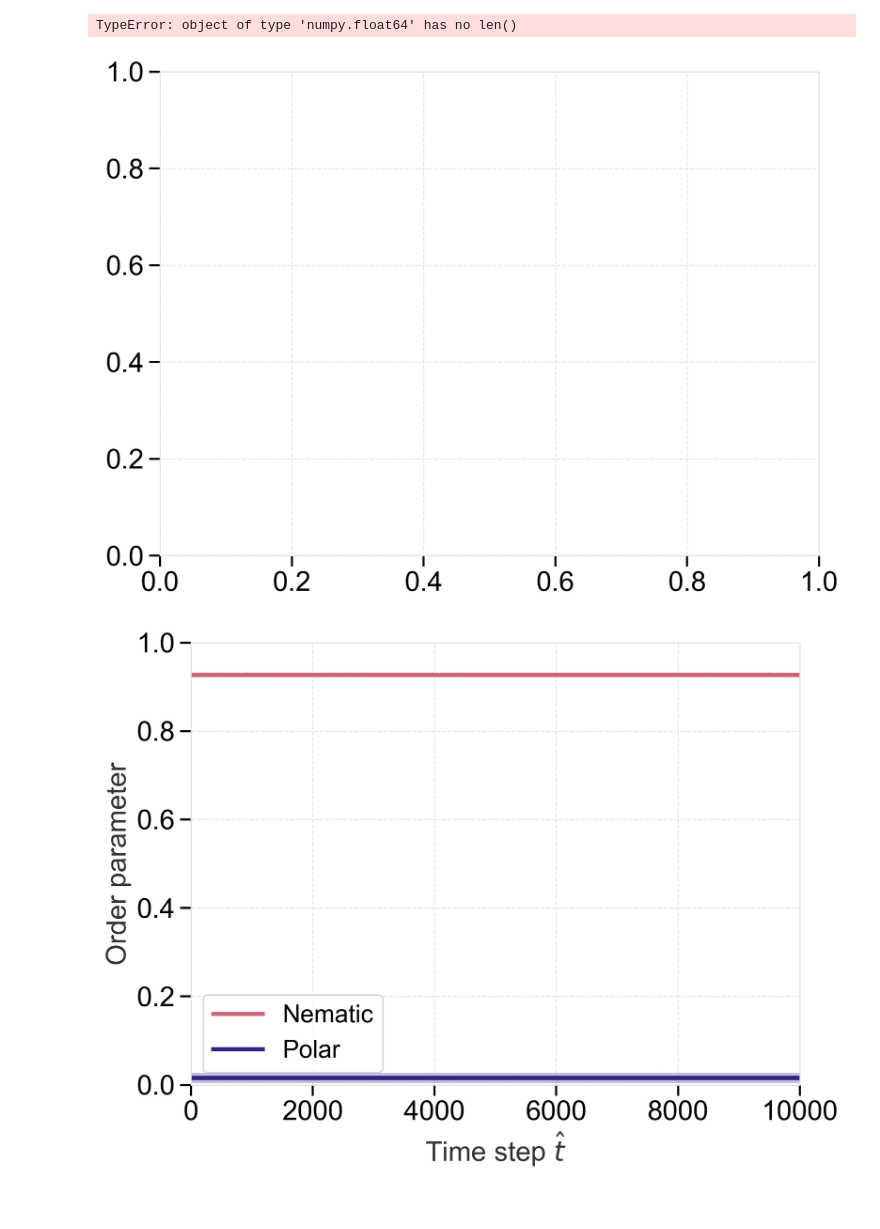
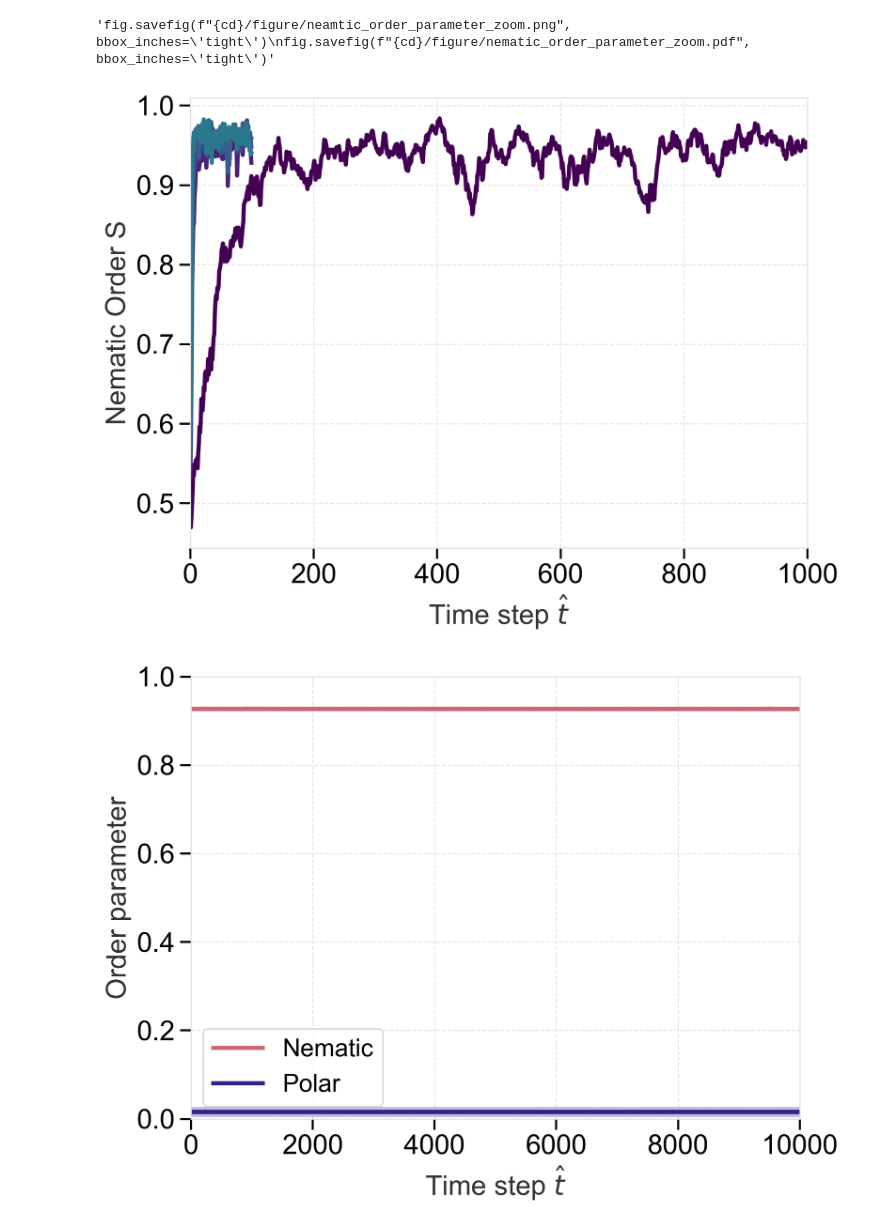
Before and after one commit to wppppupr/MTCargoSim, a Jupyter notebook: analysis/graph/order.ipynb, the cells around one changed output. Saved outputs shown, nothing was run; the diff lists cells and outputs as text; code cells hidden in the pictures.

```diff
--- a/analysis/graph/order.ipynb
+++ b/analysis/graph/order.ipynb
@@ -18,7 +18,7 @@ plt.style.use('../../my_style.mplstyle')
 S_mean = []
 S_std = []
 
-for A in [0.0, 0.1, 0.2, 0.3, 0.4, 0.5, 0.6, 0.7, 0.8, 0.9]:
+for A in [0.5, 0.6, 0.7, 0.8, 0.9]:
     folder = f"D:\Sasaki\MTCargoSim\MT\P0.5_A{A:.1f}_kMT0.0904_kcargo0.0226_radius1.18"
     S = op.ensembleS(folder)
     S_mean.append(np.mean(S, axis=0))
@@ -26,20 +26,20 @@ for A in [0.0, 0.1, 0.2, 0.3, 0.4, 0.5, 0.6, 0.7, 0.8, 0.9]:
 # %%
 fig, ax = plt.subplots()
 
 for i in range(len(S_mean)):
     ax.plot(np.arange(len(S_mean[i])), S_mean[i], label=f'A={i*0.1:.1f}', color=plt.cm.viridis(i/10))
-    ax.fill_between(np.arange(len(S_mean[i])), S_mean[i] - S_std[i], S_mean[i] + S_std[i], alpha=0.3, color=plt.cm.viridis(i/9))
+    #ax.fill_between(np.arange(len(S_mean[i])), S_mean[i] - S_std[i], S_mean[i] + S_std[i], alpha=0.3, color=plt.cm.viridis(i/9))
 
 
-ax.set(xlabel='Time step $\hat{t}$', ylabel='Nematic Order S', xlim = (0, 200))
+ax.set(xlabel='Time step $\hat{t}$', ylabel='Nematic Order S', xlim = (0, 1000))
 
 cd=os.getcwd()
 
 """fig.savefig(f"{cd}/figure/neamtic_order_parameter_zoom.png", bbox_inches='tight')
 fig.savefig(f"{cd}/figure/nematic_order_parameter_zoom.pdf", bbox_inches='tight')"""
 # %% [output]
-TypeError: object of type 'numpy.float64' has no len()
+'fig.savefig(f"{cd}/figure/neamtic_order_parameter_zoom.png", bbox_inches=\'tight\')\nfig.savefig(f"{cd}/figure/nematic_order_parameter_zoom.pdf", bbox_inches=\'tight\')'
-[figure, old version]
+[figure, new version]
 # %%
 folder = "/Volumes/My Passport/Sasaki/MTCargoSim/MTC/P0.5_A0.5"
 S = op.ensembleS(folder)
```
Also changed, not shown: 4 other files.
